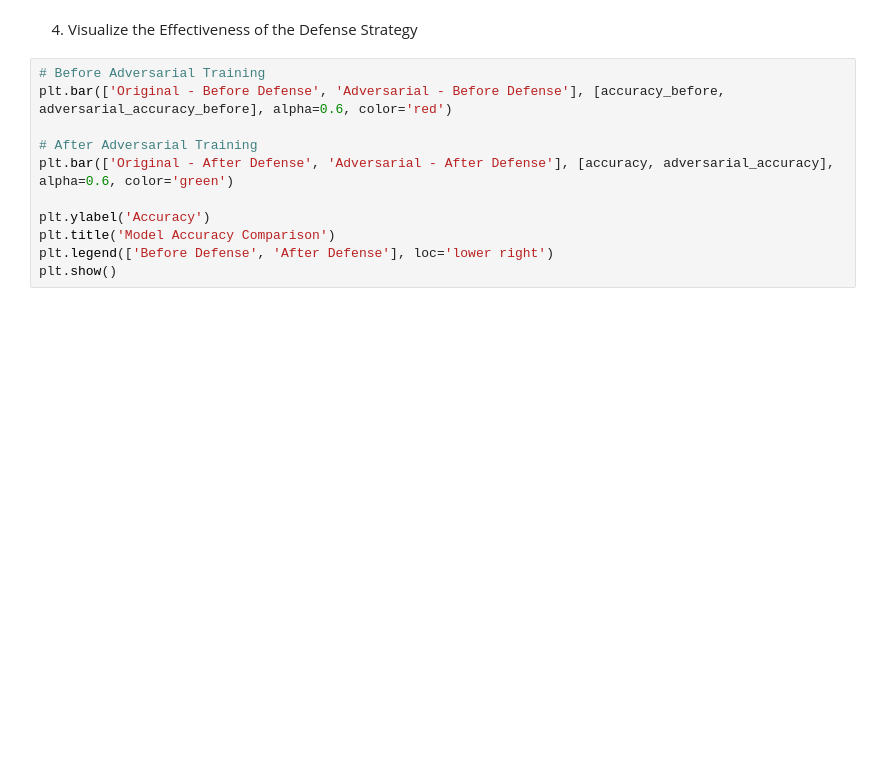
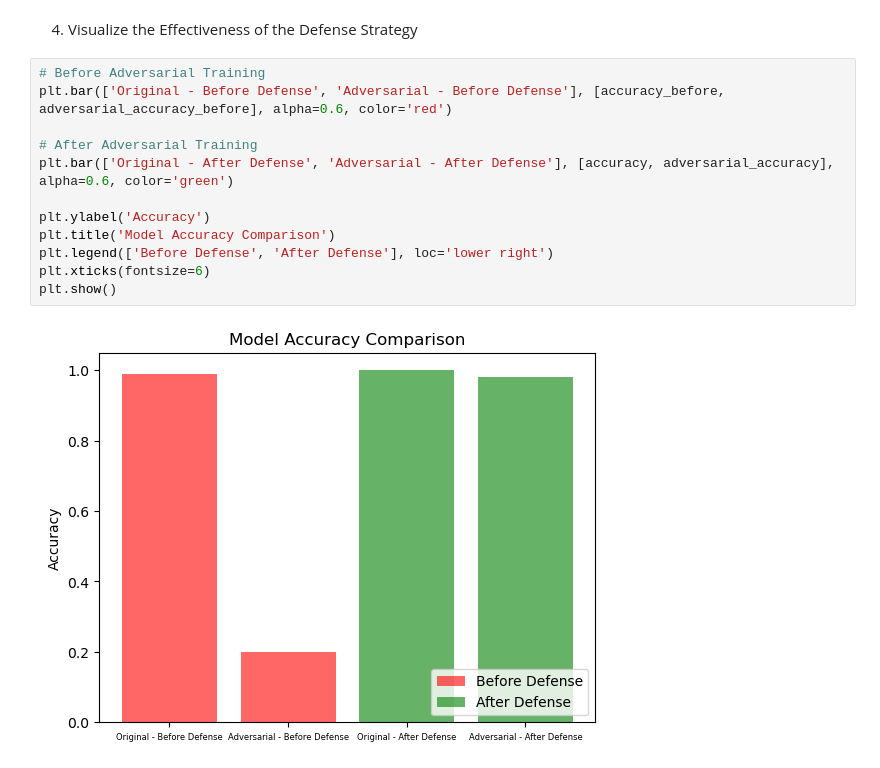
Before and after one commit to Ykanj/FDS-Final, a Jupyter notebook: Traffic_Sign_Recognition.ipynb, the cells around one changed output. Cells and saved outputs as stored; diff of their text form; blank space fills up the shorter version.

```diff
--- a/Traffic_Sign_Recognition.ipynb
+++ b/Traffic_Sign_Recognition.ipynb
@@ -167,11 +250,14 @@ plt.show()
 # %%
 # Before Adversarial Training
 plt.bar(['Original - Before Defense', 'Adversarial - Before Defense'], [accuracy_before, adversarial_accuracy_before], alpha=0.6, color='red')
 
 # After Adversarial Training
 plt.bar(['Original - After Defense', 'Adversarial - After Defense'], [accuracy, adversarial_accuracy], alpha=0.6, color='green')
 
 plt.ylabel('Accuracy')
 plt.title('Model Accuracy Comparison')
 plt.legend(['Before Defense', 'After Defense'], loc='lower right')
+plt.xticks(fontsize=6)
 plt.show()
+# %% [output]
+[figure, added]
```
Also changed, not shown: parts of 12 cells of this notebook.
